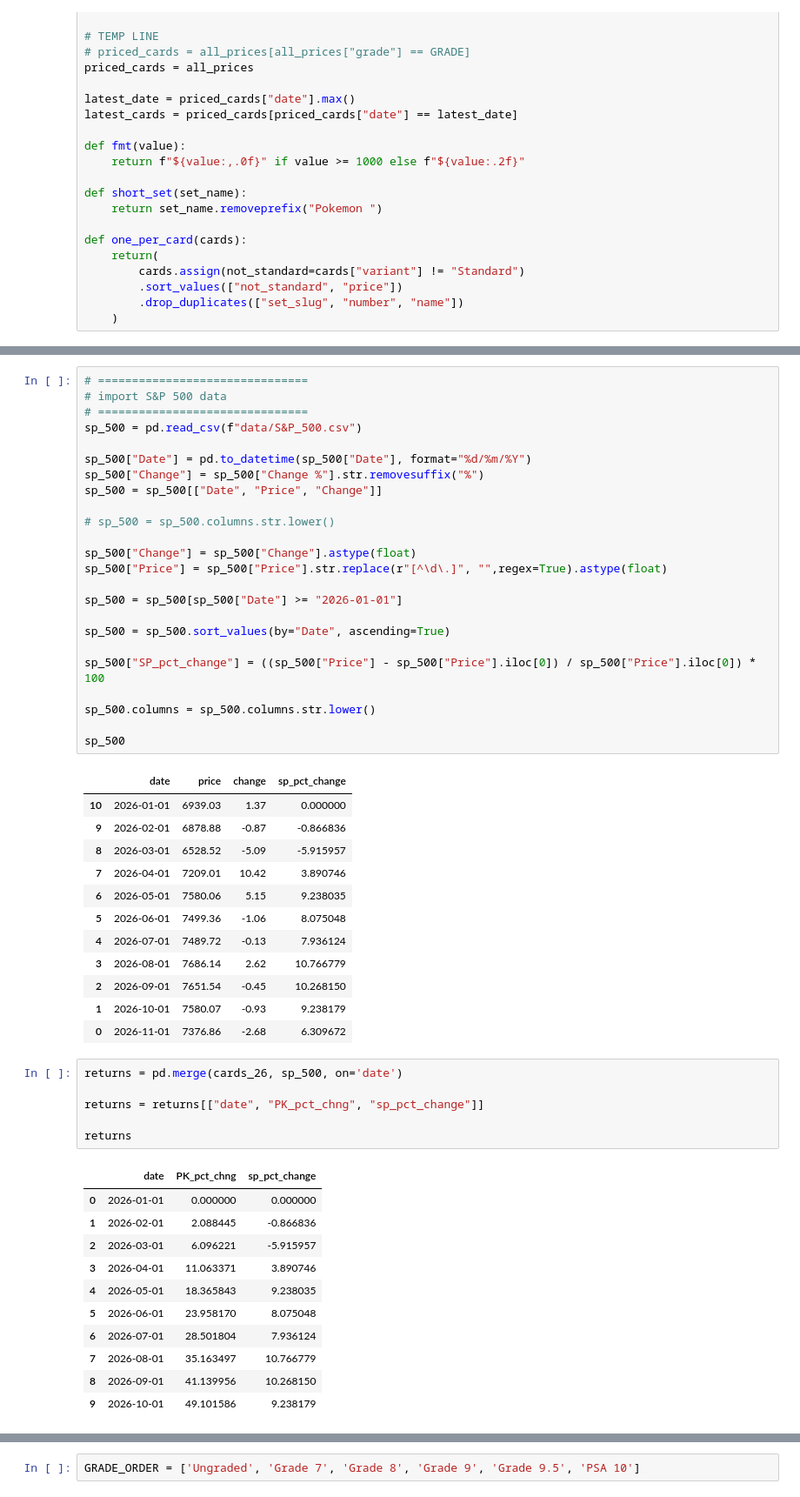
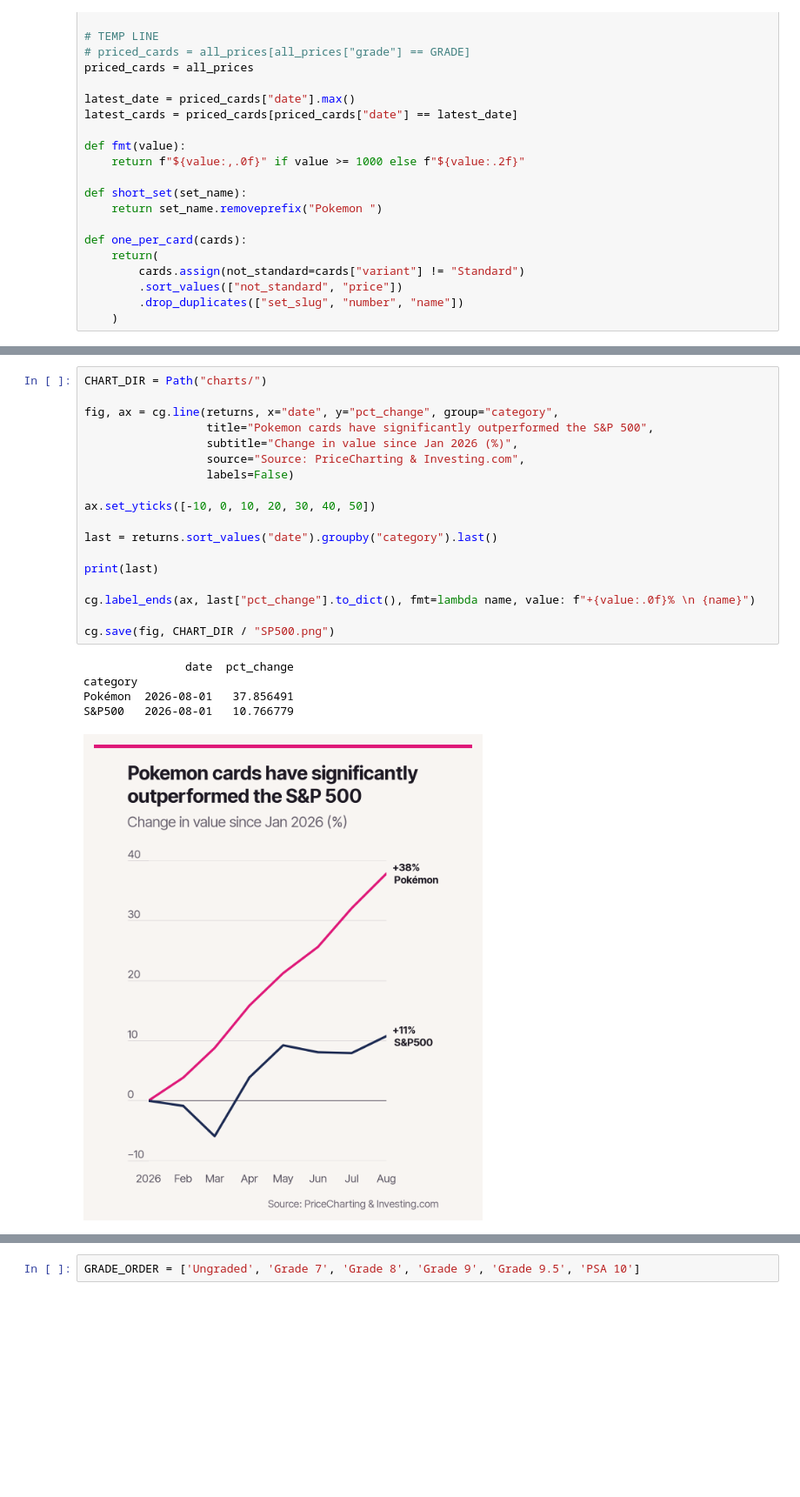
Before and after one commit to TurnerHaa/pokemon-cards, a Jupyter notebook: analysis_focused.ipynb, the cells around one changed output, grey strips where cells are left out. Shown at 87% size. Saved outputs shown, nothing was run; the diff lists cells and outputs as text; blank space fills up the shorter version.

Commit message:
Chart1 first pass

```diff
--- a/analysis_focused.ipynb
+++ b/analysis_focused.ipynb
@@ -105,55 +147,24 @@ cards_26
-# %%
-# ===============================
-# import S&P 500 data
-# ===============================
-sp_500 = pd.read_csv(f"data/S&P_500.csv")
-
-sp_500["Date"] = pd.to_datetime(sp_500["Date"], format="%d/%m/%Y")
-sp_500["Change"] = sp_500["Change %"].str.removesuffix("%")
-sp_500 = sp_500[["Date", "Price", "Change"]]
-
-# sp_500 = sp_500.columns.str.lower()
-
-sp_500["Change"] = sp_500["Change"].astype(float)
-sp_500["Price"] = sp_500["Price"].str.replace(r"[^\d\.]", "",regex=True).astype(float)
-
-sp_500 = sp_500[sp_500["Date"] >= "2026-01-01"]
-
-sp_500 = sp_500.sort_values(by="Date", ascending=True)
-
-sp_500["SP_pct_change"] = ((sp_500["Price"] - sp_500["Price"].iloc[0]) / sp_500["Price"].iloc[0]) * 100
-
-sp_500.columns = sp_500.columns.str.lower()
-
-sp_500
-# %% [output]
-|  | date | price | change | sp_pct_change |
-| 10 | 2026-01-01 | 6939.03 | 1.37 | 0.000000 |
-| 9 | 2026-02-01 | 6878.88 | -0.87 | -0.866836 |
-| 8 | 2026-03-01 | 6528.52 | -5.09 | -5.915957 |
-| 7 | 2026-04-01 | 7209.01 | 10.42 | 3.890746 |
-| 6 | 2026-05-01 | 7580.06 | 5.15 | 9.238035 |
-| 5 | 2026-06-01 | 7499.36 | -1.06 | 8.075048 |
-| 4 | 2026-07-01 | 7489.72 | -0.13 | 7.936124 |
-| 3 | 2026-08-01 | 7686.14 | 2.62 | 10.766779 |
-| 2 | 2026-09-01 | 7651.54 | -0.45 | 10.268150 |
-| 1 | 2026-10-01 | 7580.07 | -0.93 | 9.238179 |
-| 0 | 2026-11-01 | 7376.86 | -2.68 | 6.309672 |
-# %%
-returns = pd.merge(cards_26, sp_500, on='date')
-
-returns = returns[["date", "PK_pct_chng", "sp_pct_change"]]
-
-returns
-# %% [output]
-|  | date | PK_pct_chng | sp_pct_change |
-| 0 | 2026-01-01 | 0.000000 | 0.000000 |
-| 1 | 2026-02-01 | 2.088445 | -0.866836 |
-| 2 | 2026-03-01 | 6.096221 | -5.915957 |
-| 3 | 2026-04-01 | 11.063371 | 3.890746 |
-| 4 | 2026-05-01 | 18.365843 | 9.238035 |
-| 5 | 2026-06-01 | 23.958170 | 8.075048 |
-| 6 | 2026-07-01 | 28.501804 | 7.936124 |
-| 7 | 2026-08-01 | 35.163497 | 10.766779 |
-| 8 | 2026-09-01 | 41.139956 | 10.268150 |
-| 9 | 2026-10-01 | 49.101586 | 9.238179 |
+# %%
+CHART_DIR = Path("charts/")
+
+fig, ax = cg.line(returns, x="date", y="pct_change", group="category",
+                  title="Pokemon cards have significantly outperformed the S&P 500",
+                  subtitle="Change in value since Jan 2026 (%)",
+                  source="Source: PriceCharting & Investing.com",
+                  labels=False)
+
+ax.set_yticks([-10, 0, 10, 20, 30, 40, 50])
+
+last = returns.sort_values("date").groupby("category").last()
+
+print(last)
+
+cg.label_ends(ax, last["pct_change"].to_dict(), fmt=lambda name, value: f"+{value:.0f}% \n {name}")
+
+cg.save(fig, CHART_DIR / "SP500.png")
+# %% [output]
+               date  pct_change
+category
+Pokémon  2026-08-01   37.856491
+S&P500   2026-08-01   10.766779
+[figure, added]
```
Also changed, not shown: parts of 4 cells of this notebook, 1 other file.
